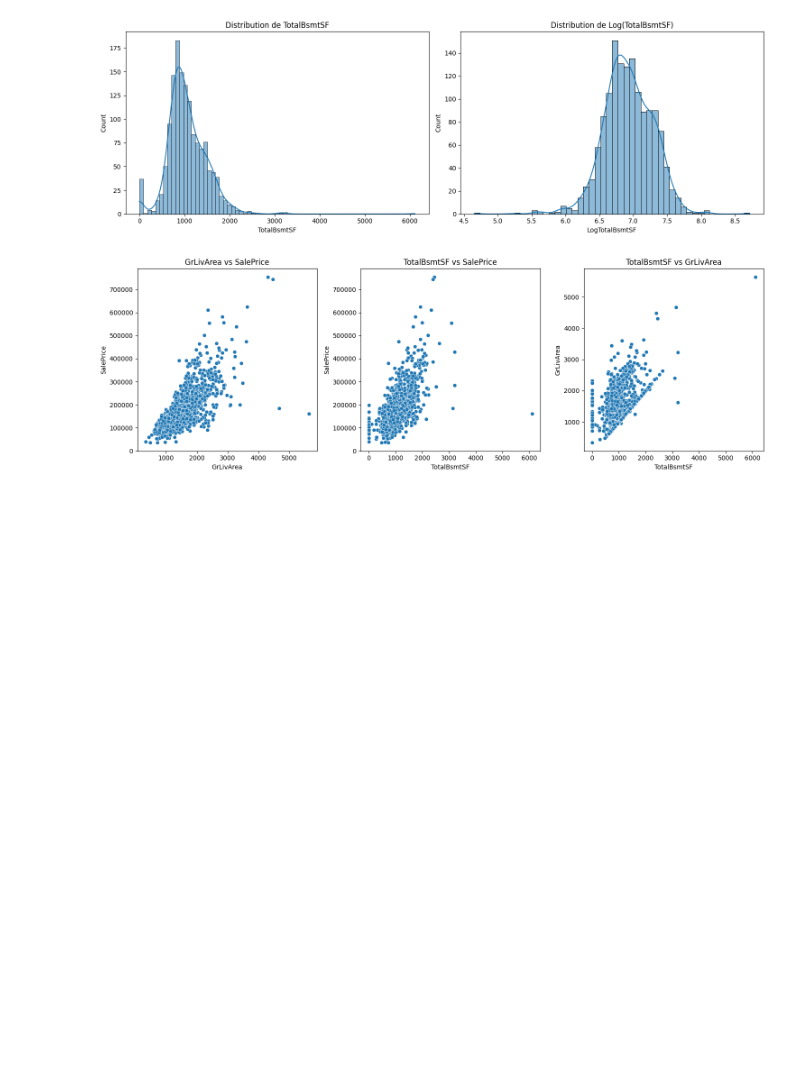
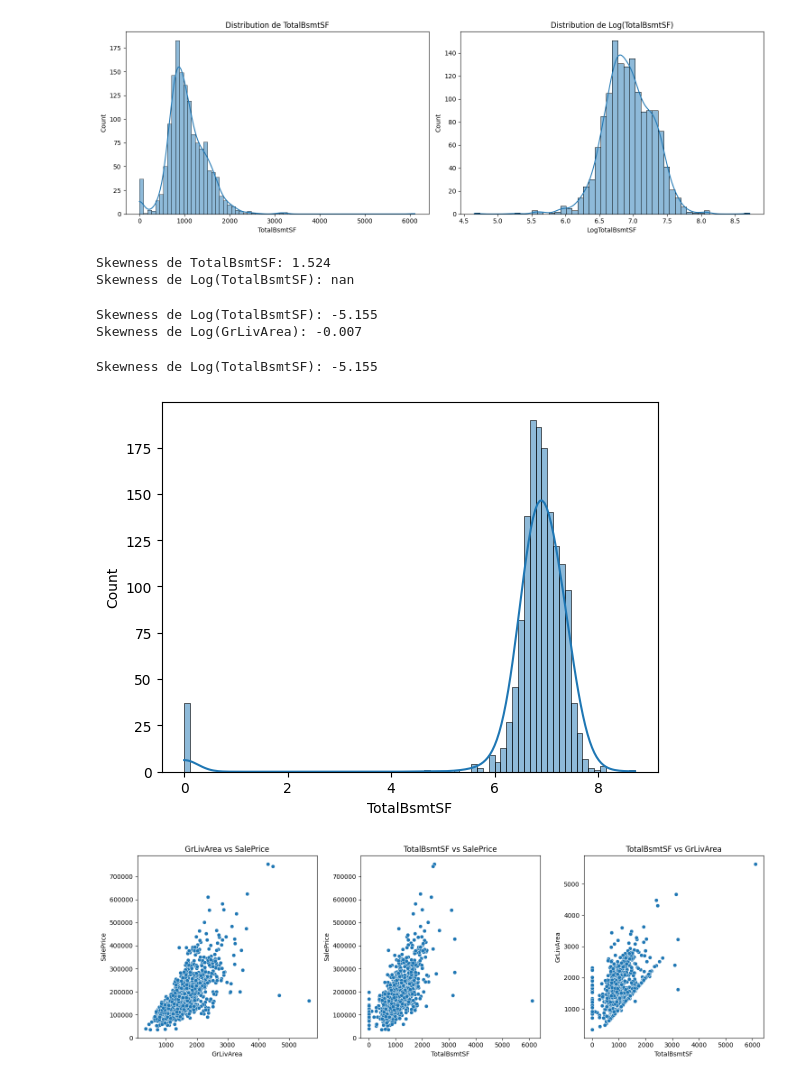
Before and after one commit to Kirill-101/CStat2026_project, a Jupyter notebook: project_STUDENTID.ipynb, the cells around one changed output. Drawn from its saved outputs; the diff is of its cells as text; code cells hidden in the pictures; blank space fills up the shorter version.

```diff
--- a/project_STUDENTID.ipynb
+++ b/project_STUDENTID.ipynb
@@ -466,6 +492,31 @@ plt.tight_layout()
 plt.show()
 # %% [output]
 [figure]
+# %%
+TotalBsmtSF_skew = train['TotalBsmtSF'].skew()
+LogTotalBsmtSF_skew = train['LogTotalBsmtSF'].skew()
+print(f'Skewness de TotalBsmtSF: {TotalBsmtSF_skew:.3f}')
+print(f'Skewness de Log(TotalBsmtSF): {LogTotalBsmtSF_skew:.3f}')
+# %% [output]
+Skewness de TotalBsmtSF: 1.524
+Skewness de Log(TotalBsmtSF): nan
+# %%
+LogGrLivArea = np.log(train['GrLivArea'])
+LogTotalBsmtSF = np.log1p(train['TotalBsmtSF'])
+LogTotalBsmtSF_skew = LogTotalBsmtSF.skew()
+LogGrLivArea_skew = LogGrLivArea.skew()
+print(f'Skewness de Log(TotalBsmtSF): {LogTotalBsmtSF_skew:.3f}')
+print(f'Skewness de Log(GrLivArea): {LogGrLivArea_skew:.3f}')
+# %% [output]
+Skewness de Log(TotalBsmtSF): -5.155
+Skewness de Log(GrLivArea): -0.007
+# %%
+sns.histplot(LogTotalBsmtSF, kde=True)
+LogTotalBsmtSF_skew=LogTotalBsmtSF.skew()
+print(f'Skewness de Log(TotalBsmtSF): {LogTotalBsmtSF_skew:.3f}')
+# %% [output]
+Skewness de Log(TotalBsmtSF): -5.155
+[figure, added]
 # %%
 fig, axes = plt.subplots(1, 3, figsize=(15, 5))
 sns.scatterplot(x='GrLivArea', y='SalePrice', data=train, ax=axes[0])
```
Also changed, not shown: parts of 15 cells of this notebook.
